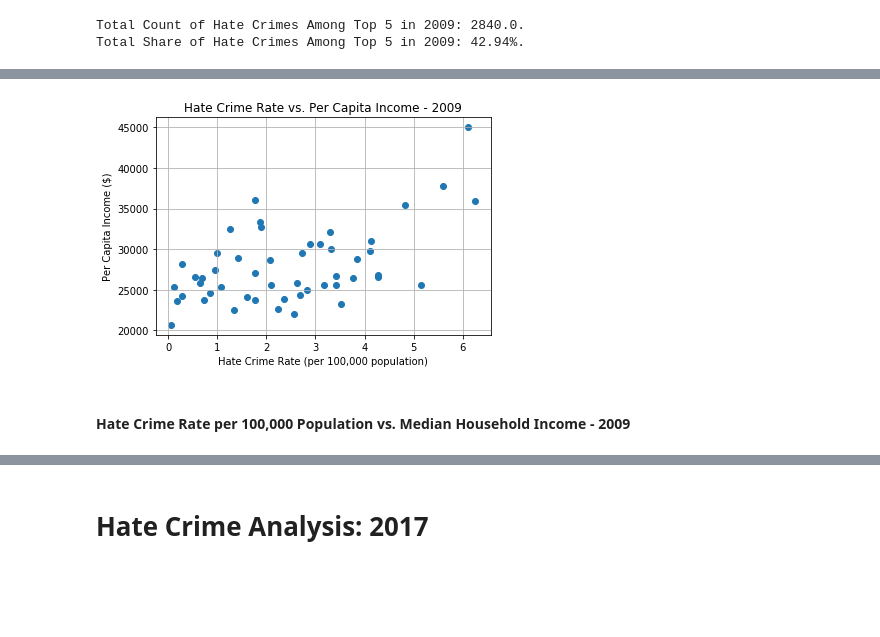
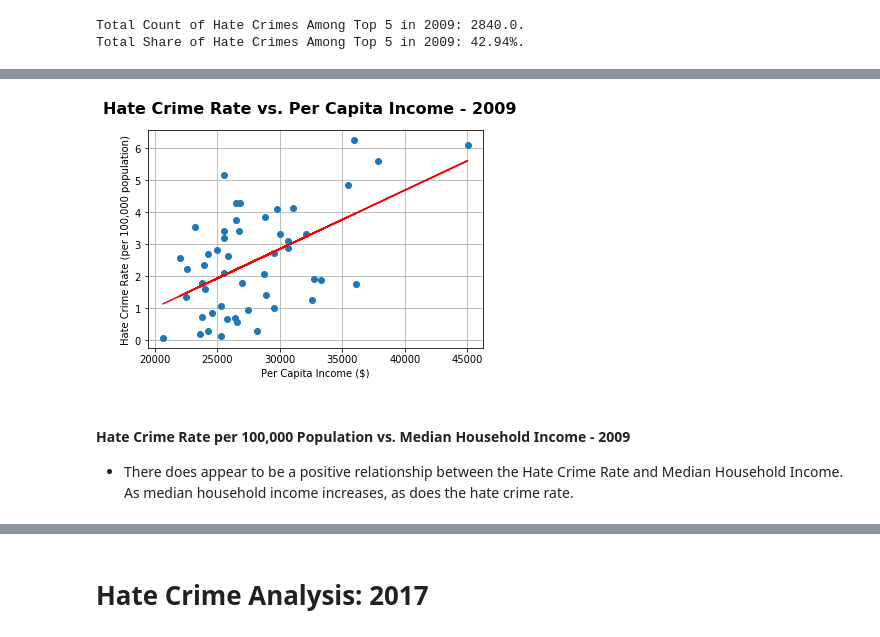
Before and after one commit to ZGrinacoff/Eight-Years-Later, a Jupyter notebook: hate_crime.ipynb, the cells around one changed output, grey strips where cells are left out. Saved outputs shown, nothing was run; the diff lists cells and outputs as text; code cells hidden in the pictures; blank space fills up the shorter version.

```diff
--- a/hate_crime.ipynb
+++ b/hate_crime.ipynb
@@ -398,13 +366,26 @@ Total Share of Hate Crimes Among Top 5 in 2009: 42.94%.
 # %%
-plt.scatter(clean_hate_crime_2009_df['Hate Crime Rate per 100,000 Population'], clean_hate_crime_2009_df['Per Capita Income'])
+y = clean_hate_crime_2009_df['Hate Crime Rate per 100,000 Population']
+x = clean_hate_crime_2009_df['Per Capita Income']
 
-plt.title('Hate Crime Rate vs. Per Capita Income - 2009')
-plt.ylabel('Per Capita Income ($)')
-plt.xlabel('Hate Crime Rate (per 100,000 population)')
-plt.grid(True)
+pcincome_slope, pcincome_int, pcincome_r, pcincome_p, pcincome_std_err = stats.linregress(
+    x, y)
+pcincome_fit = pcincome_slope * x + pcincome_int
 
+fig, ax = plt.subplots()
+
+fig.suptitle("Hate Crime Rate vs. Per Capita Income - 2009", fontsize=16, fontweight="bold")
+ax.set_ylabel("Hate Crime Rate (per 100,000 population)")
+ax.set_xlabel("Per Capita Income ($)")
+
+ax.plot(x, y, linewidth=0, marker='o')
+ax.plot(x, pcincome_fit, 'b-', c='r')
+ax.grid()
+
+plt.savefig('Images/Hate Crime Rate vs. Per Capita Income - 2009.png')
 plt.show()
 # %% [output]
-[figure, old version]
+[figure, new version]
 # %% [markdown]
 #### Hate Crime Rate per 100,000 Population vs. Median Household Income - 2009
+
+* There does appear to be a positive relationship between the Hate Crime Rate and Median Household Income. As median household income increases, as does the hate crime rate.
```
Also changed, not shown: parts of 49 cells of this notebook.
